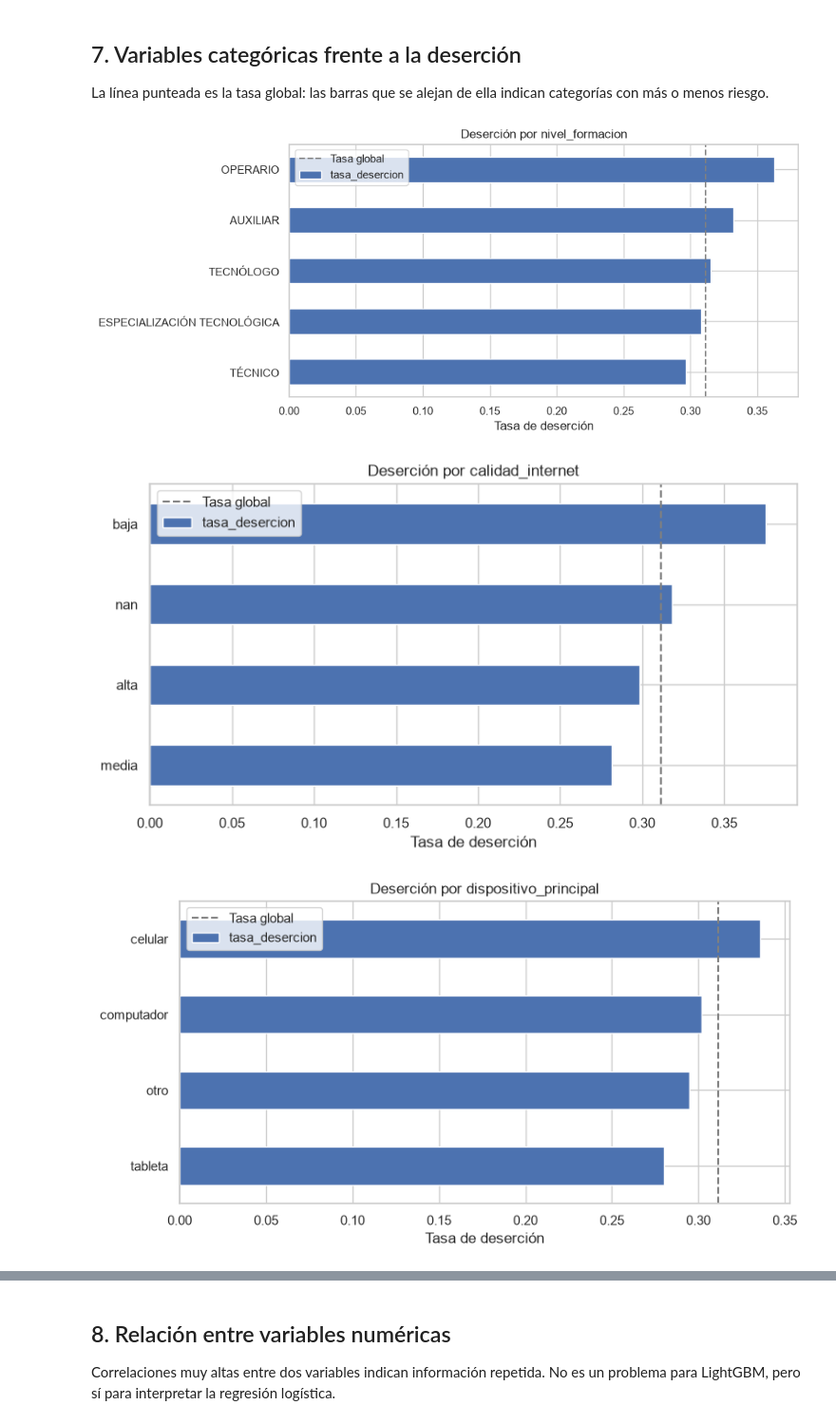
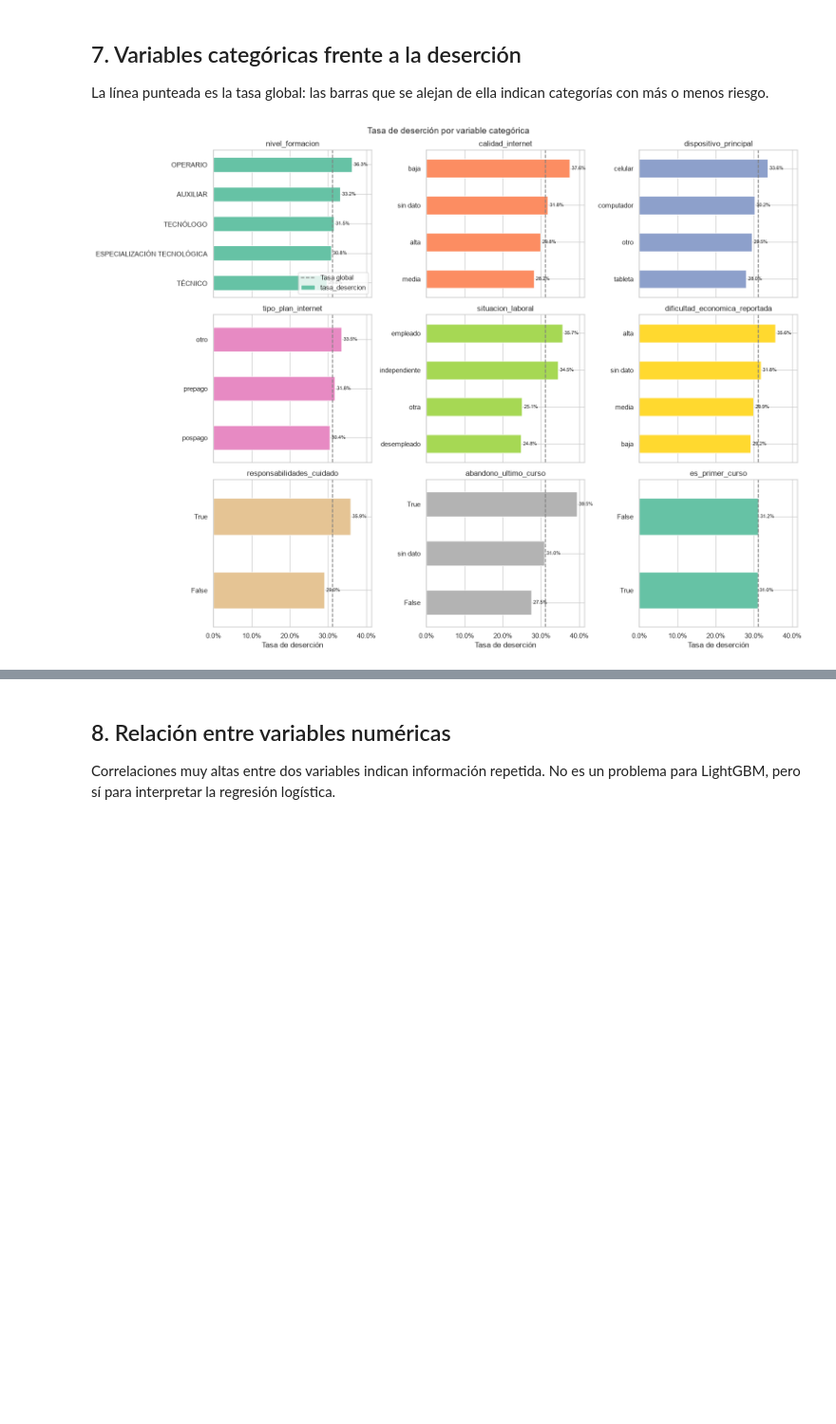
Before and after one commit to aemedina24/desercion-sena, a Jupyter notebook: notebooks/01_eda.ipynb, the cells around one changed output, grey strips where cells are left out. Shown at 95% size. Drawn from its saved outputs; the diff is of its cells as text; code cells hidden in the pictures; blank space fills up the shorter version.

Commit message:
Completa el EDA con observaciones, figura de categóricas y conclusiones

```diff
--- a/notebooks/01_eda.ipynb
+++ b/notebooks/01_eda.ipynb
@@ -42,17 +42,36 @@ def tasa_por(df: pd.DataFrame, columna: str) -> pd.DataFrame:
     )
 
 
-def graficar_tasa(df: pd.DataFrame, columna: str, titulo: str | None = None) -> None:
-    """Barras horizontales con la tasa de deserción por categoría y la tasa global como referencia."""
+def graficar_tasa(
+    df: pd.DataFrame,
+    columna: str,
+    titulo: str | None = None,
+    ax: plt.Axes | None = None,
+    color: str | tuple | None = None,
+) -> None:
+    """Barras horizontales con la tasa de deserción por categoría y la tasa global como referencia.
+
+    Si se pasa `ax`, dibuja dentro de ese subgráfico (para armar varios en un solo lienzo).
+    """
     tabla = tasa_por(df, columna)
-    ax = tabla["tasa_desercion"].plot.barh(color=sns.color_palette()[0])
+    tabla.index = tabla.index.astype("string").fillna("sin dato")
+
+    grafico_suelto = ax is None
+    if grafico_suelto:
+        _, ax = plt.subplots()
+
+    tabla["tasa_desercion"].plot.barh(ax=ax, color=color or sns.color_palette()[0])
     ax.axvline(df[ETIQUETA].mean(), color="gray", linestyle="--", label="Tasa global")
+    ax.bar_label(ax.containers[0], fmt="{:.1%}", padding=3, fontsize=8)
+    ax.xaxis.set_major_formatter(plt.matplotlib.ticker.PercentFormatter(1.0))
     ax.invert_yaxis()
     ax.set_xlabel("Tasa de deserción")
     ax.set_ylabel("")
     ax.set_title(titulo or f"Deserción por {columna}")
-    ax.legend()
-    plt.show()
+
+    if grafico_suelto:
+        ax.legend()
+        plt.show()
 # %% [markdown]
 ## 2. Carga y vista general
 # %%
@@ -226,18 +320,25 @@ La línea punteada es la tasa global: las barras que se alejan de ella indican c
 # %%
 categoricas = [
     "nivel_formacion",
     "calidad_internet",
     "dispositivo_principal",
     "tipo_plan_internet",
     "situacion_laboral",
     "dificultad_economica_reportada",
     "responsabilidades_cuidado",
     "abandono_ultimo_curso",
     "es_primer_curso",
 ]
-for columna in categoricas:
-    graficar_tasa(df, columna)
+colores = sns.color_palette("Set2", len(categoricas))
+
+fig, ejes = plt.subplots(3, 3, figsize=(16, 12), sharex=True)
+for ax, columna, color in zip(ejes.flat, categoricas, colores):
+    graficar_tasa(df, columna, titulo=columna, ax=ax, color=color)
+    ax.tick_params(axis="x", labelbottom=True)
+
+ejes.flat[0].legend(loc="lower right")
+fig.suptitle("Tasa de deserción por variable categórica", fontsize=14)
+fig.tight_layout()
+plt.show()
 # %% [output]
-[figure, old version]
+[figure, new version]
-[figure, removed]
-[figure, removed]
```
Also changed, not shown: parts of 12 cells of this notebook.
